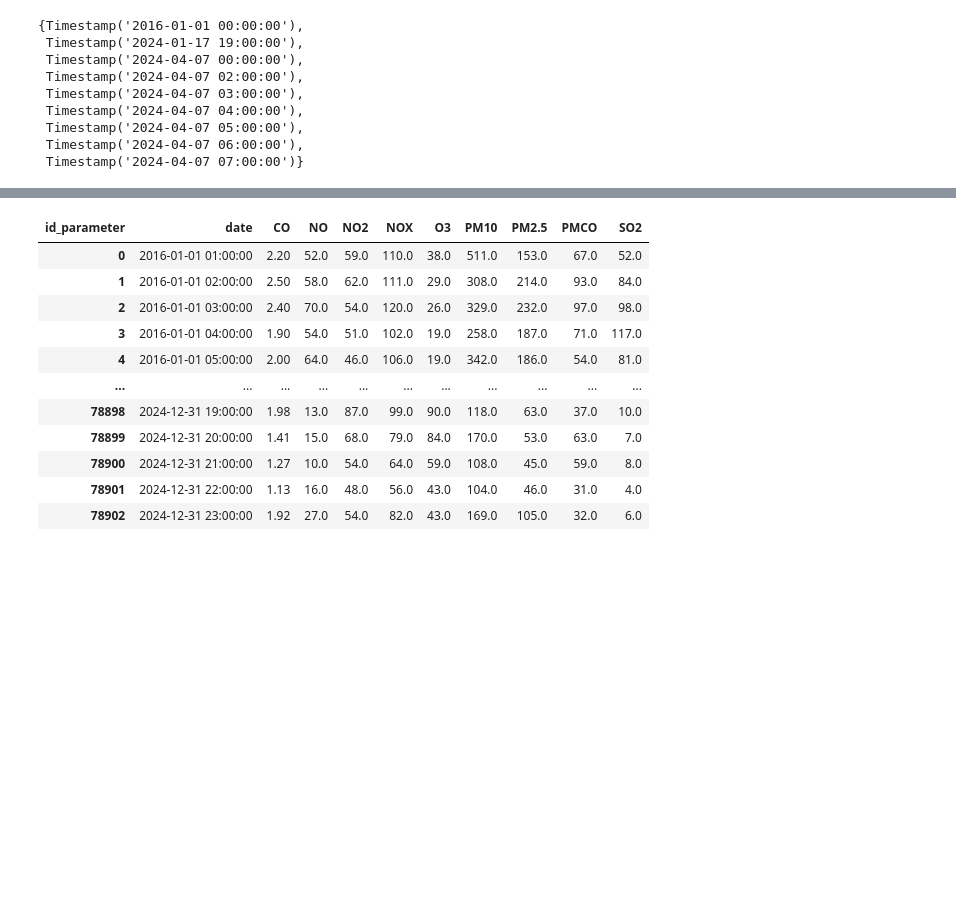
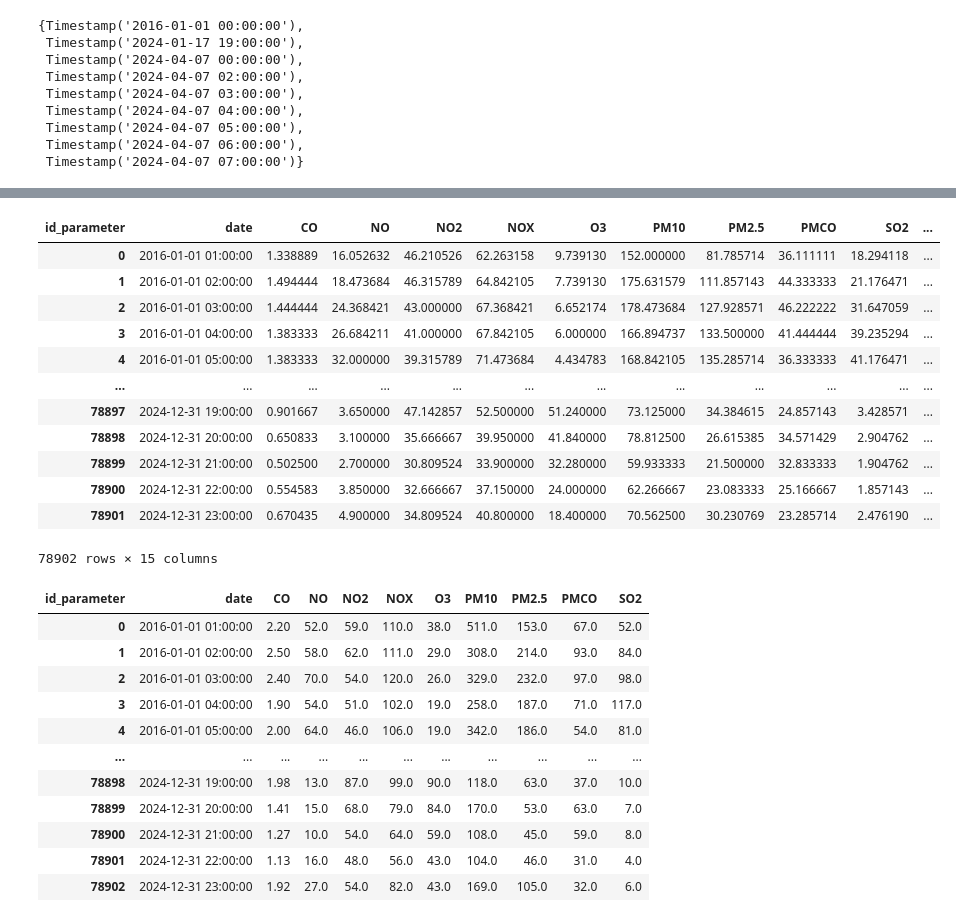
Before and after one commit to guillermoArr/HoyNoCircula, a Jupyter notebook: Codigo/data_processing.ipynb, the cells around one changed output, grey strips where cells are left out. Saved outputs shown, nothing was run; the diff lists cells and outputs as text; code cells hidden in the pictures; blank space fills up the shorter version.

Commit message:
added meteorologia

```diff
--- a/Codigo/data_processing.ipynb
+++ b/Codigo/data_processing.ipynb
@@ -138,0 +145,26 @@ missing_hours
+# %%
+meteorologia_2016['date'] = meteorologia_2016['date'].apply(change_24)
+meteorologia_2017['date'] = meteorologia_2017['date'].apply(change_24)
+meteorologia_2018['date'] = meteorologia_2018['date'].apply(change_24)
+meteorologia_2019['date'] = meteorologia_2019['date'].apply(change_24)
+meteorologia_2020['date'] = meteorologia_2020['date'].apply(change_24)
+meteorologia_2021['date'] = meteorologia_2021['date'].apply(change_24)
+meteorologia_2022["date"] = meteorologia_2022["date"].apply(change_24)
+# Fill missing hour/minute/second with 00:00:00 before formatting
+meteorologia_2023['date'] = meteorologia_2023['date'].apply(
+    lambda x: x if len(str(x).strip().split()) > 1 else f"{x} 00:00:00"
+)
+meteorologia_2023['date'] = pd.to_datetime(meteorologia_2023['date'],
+                                format = "%Y-%m-%d %H:%M:%S").dt.strftime('%d/%m/%Y %H:%M')
+meteorologia_2024['date'] = meteorologia_2024['date'].apply(
+    lambda x: x if len(str(x).strip().split()) > 1 else f"{x} 00:00:00"
+)
+meteorologia_2024['date'] = pd.to_datetime(meteorologia_2024['date'],
+                                format = "%Y-%m-%d %H:%M:%S").dt.strftime('%d/%m/%Y %H:%M')
+# %%
+dataframes = [meteorologia_2016, meteorologia_2017, meteorologia_2018, meteorologia_2019,
+              meteorologia_2020, meteorologia_2021, meteorologia_2022, meteorologia_2023,
+              meteorologia_2024]
+m_df = pd.concat(dataframes)
+
+m_df['date'] = pd.to_datetime(m_df['date'], format='%d/%m/%Y %H:%M')
@@ -138,0 +182,5 @@ missing_hours
+# %%
+m_data = m_df.groupby(["date","id_parameter"])["value"].mean().reset_index()
+# %%
+m_pivoted_df = m_data.pivot(index='date', columns='id_parameter', values='value')
+m_pivoted_df = m_pivoted_df.reset_index()
@@ -139 +217,18 @@ missing_hours
+# %%
+all_pivoted = pd.merge(pivoted_df, m_pivoted_df, on='date', how='inner')
+all_pivoted
+# %% [output]
+| id_parameter | date | CO | NO | NO2 | NOX | O3 | PM10 | PM2.5 | PMCO | SO2 | ... |
+| 0 | 2016-01-01 01:00:00 | 1.338889 | 16.052632 | 46.210526 | 62.263158 | 9.739130 | 152.000000 | 81.785714 | 36.111111 | 18.294118 | ... |
+| 1 | 2016-01-01 02:00:00 | 1.494444 | 18.473684 | 46.315789 | 64.842105 | 7.739130 | 175.631579 | 111.857143 | 44.333333 | 21.176471 | ... |
+| 2 | 2016-01-01 03:00:00 | 1.444444 | 24.368421 | 43.000000 | 67.368421 | 6.652174 | 178.473684 | 127.928571 | 46.222222 | 31.647059 | ... |
+| 3 | 2016-01-01 04:00:00 | 1.383333 | 26.684211 | 41.000000 | 67.842105 | 6.000000 | 166.894737 | 133.500000 | 41.444444 | 39.235294 | ... |
+| 4 | 2016-01-01 05:00:00 | 1.383333 | 32.000000 | 39.315789 | 71.473684 | 4.434783 | 168.842105 | 135.285714 | 36.333333 | 41.176471 | ... |
+| ... | ... | ... | ... | ... | ... | ... | ... | ... | ... | ... | ... |
+| 78897 | 2024-12-31 19:00:00 | 0.901667 | 3.650000 | 47.142857 | 52.500000 | 51.240000 | 73.125000 | 34.384615 | 24.857143 | 3.428571 | ... |
+| 78898 | 2024-12-31 20:00:00 | 0.650833 | 3.100000 | 35.666667 | 39.950000 | 41.840000 | 78.812500 | 26.615385 | 34.571429 | 2.904762 | ... |
+| 78899 | 2024-12-31 21:00:00 | 0.502500 | 2.700000 | 30.809524 | 33.900000 | 32.280000 | 59.933333 | 21.500000 | 32.833333 | 1.904762 | ... |
+| 78900 | 2024-12-31 22:00:00 | 0.554583 | 3.850000 | 32.666667 | 37.150000 | 24.000000 | 62.266667 | 23.083333 | 25.166667 | 1.857143 | ... |
+| 78901 | 2024-12-31 23:00:00 | 0.670435 | 4.900000 | 34.809524 | 40.800000 | 18.400000 | 70.562500 | 30.230769 | 23.285714 | 2.476190 | ... |
+78902 rows × 15 columns
 # %%
```
Also changed, not shown: parts of 6 cells of this notebook.
